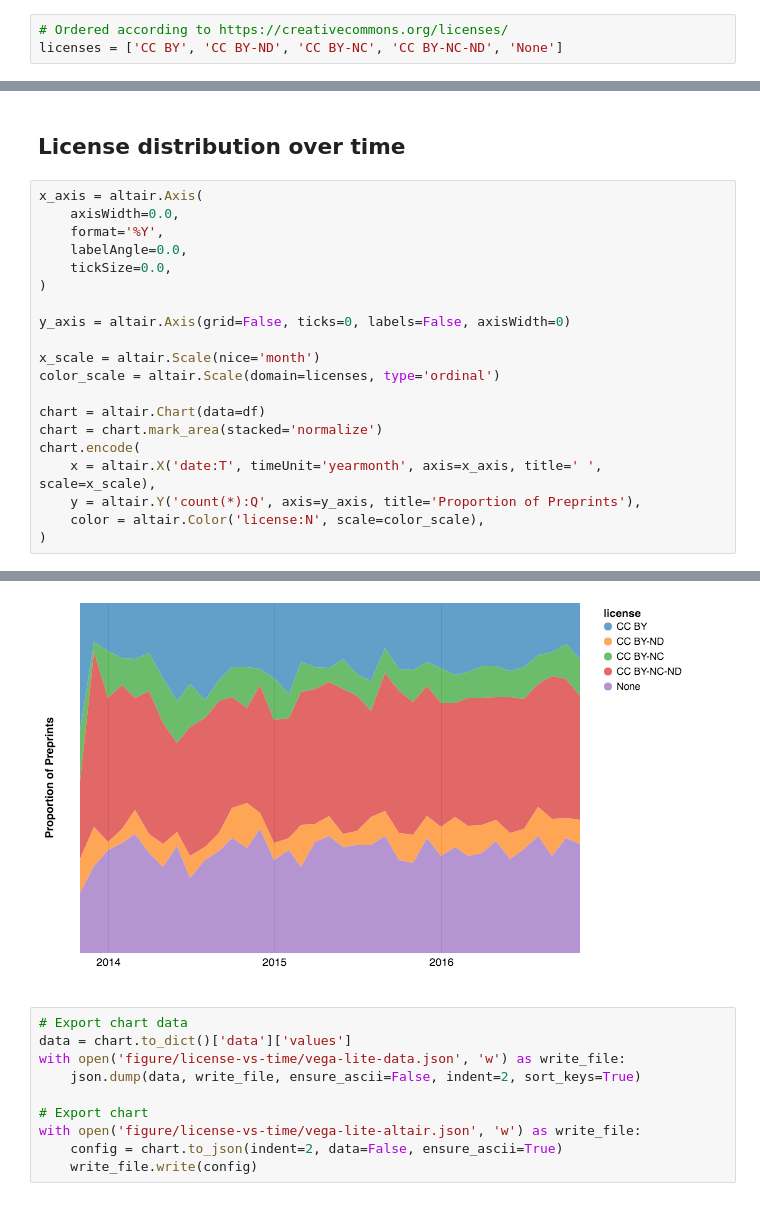
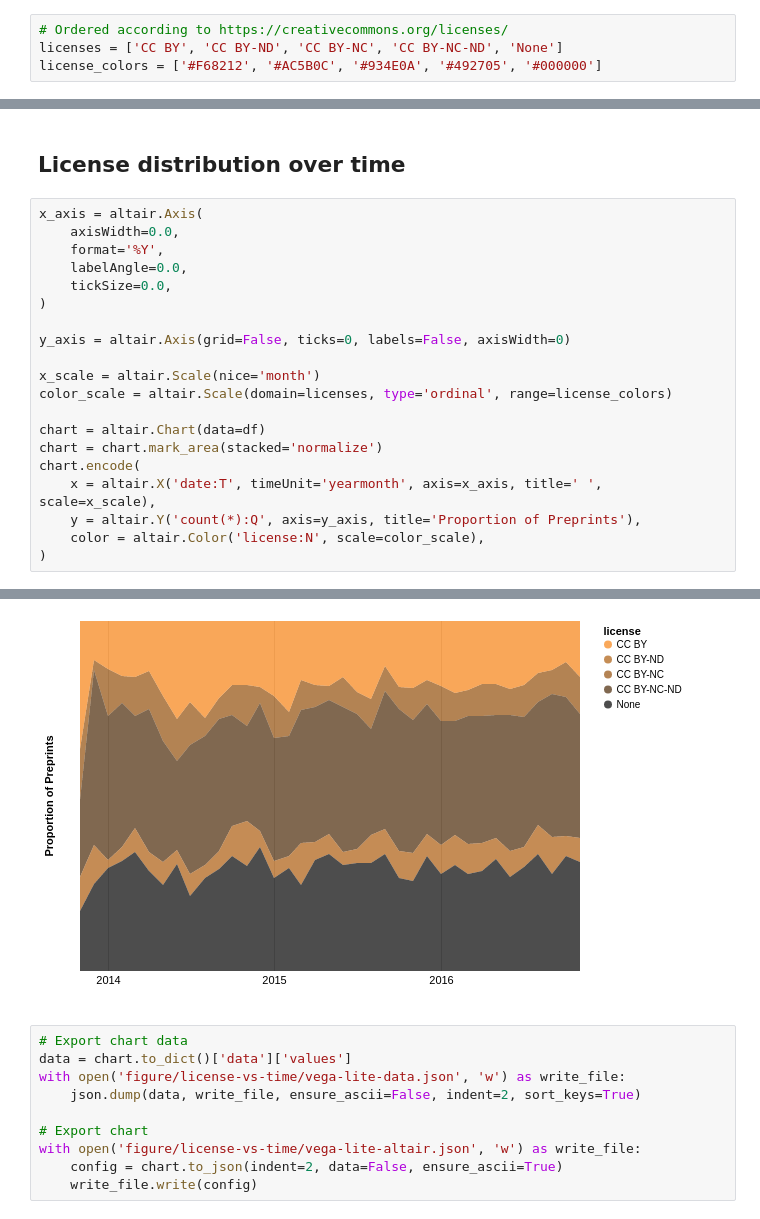
Before and after one commit to dhimmel/biorxiv-licenses, a Jupyter notebook: 1.analysis.ipynb, the cells around one changed output, grey strips where cells are left out. Cells and saved outputs as stored; diff of their text form.

Commit message:
Add license colors in altair

```diff
--- a/1.analysis.ipynb
+++ b/1.analysis.ipynb
@@ -8,6 +8,7 @@ import altair
 # %%
 # Ordered according to https://creativecommons.org/licenses/
 licenses = ['CC BY', 'CC BY-ND', 'CC BY-NC', 'CC BY-NC-ND', 'None']
+license_colors = ['#F68212', '#AC5B0C', '#934E0A', '#492705', '#000000']
 # %% [markdown]
 ## Read data
 # %%
@@ -35,26 +36,26 @@ Name: license, dtype: float64
 # %%
 x_axis = altair.Axis(
     axisWidth=0.0,
     format='%Y',
     labelAngle=0.0,
     tickSize=0.0,
 )
 
 y_axis = altair.Axis(grid=False, ticks=0, labels=False, axisWidth=0)
 
 x_scale = altair.Scale(nice='month')
-color_scale = altair.Scale(domain=licenses, type='ordinal')
+color_scale = altair.Scale(domain=licenses, type='ordinal', range=license_colors)
 
 chart = altair.Chart(data=df)
 chart = chart.mark_area(stacked='normalize')
 chart.encode(
     x = altair.X('date:T', timeUnit='yearmonth', axis=x_axis, title=' ', scale=x_scale),
     y = altair.Y('count(*):Q', axis=y_axis, title='Proportion of Preprints'),
     color = altair.Color('license:N', scale=color_scale),
 )
 # %% [output]
 [interactive output not drawn]
-[figure, old version]
+[figure, new version]
 # %%
 # Export chart data
 data = chart.to_dict()['data']['values']
```
Also changed, not shown: 1 other file.
